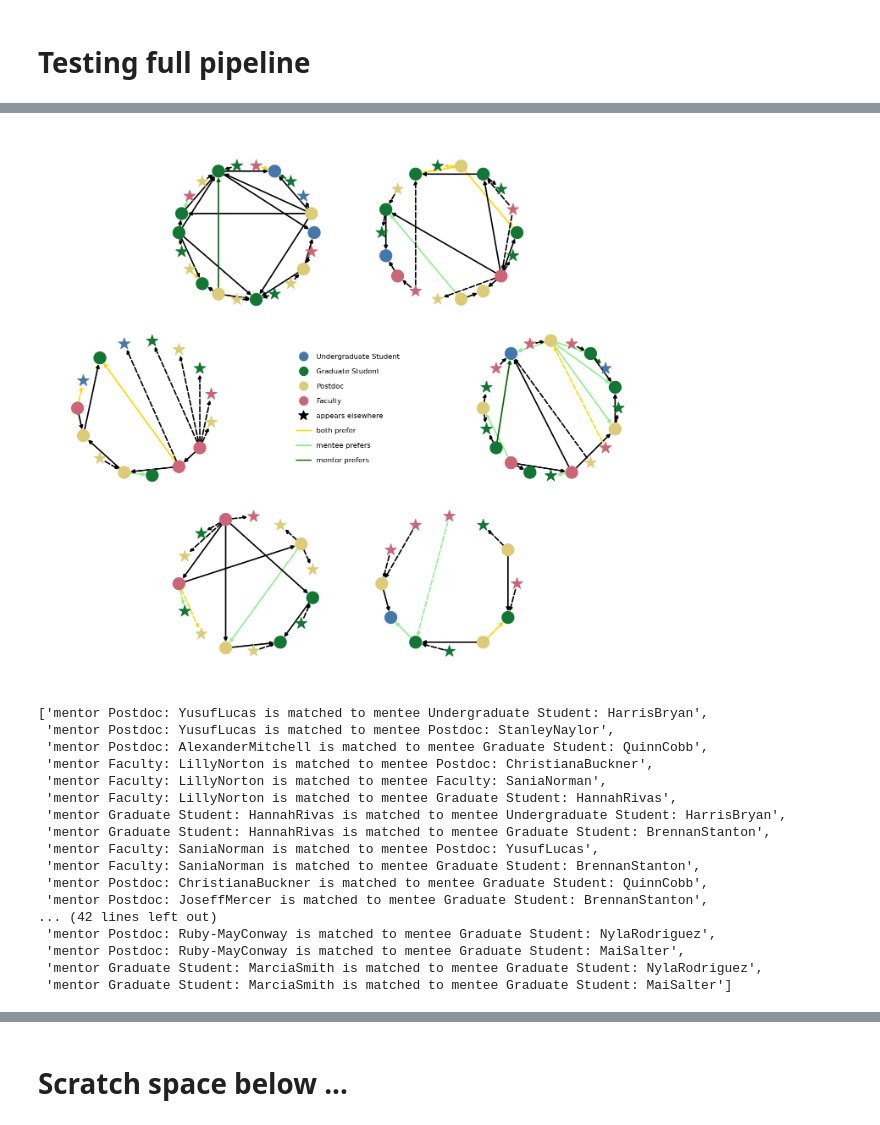
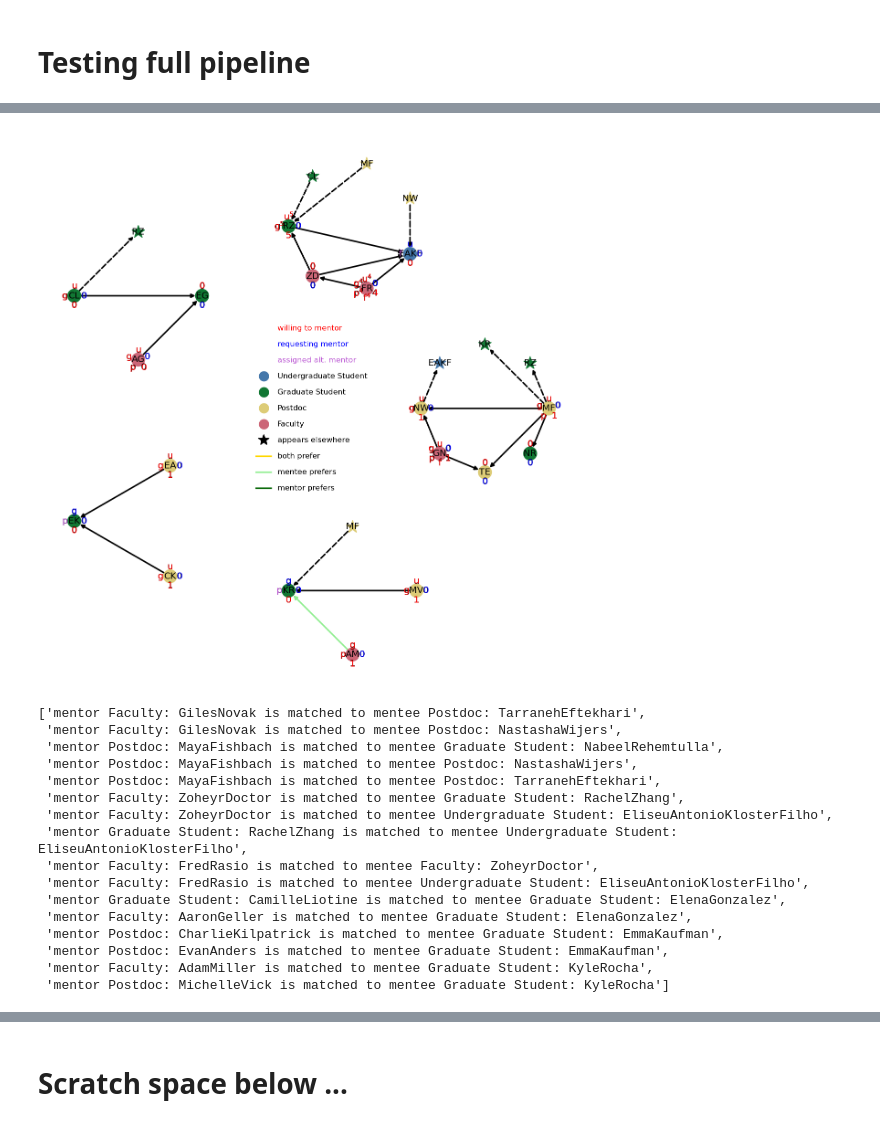
Before and after one commit to CIERA-Northwestern/JEDI_ext_mentorship, a Jupyter notebook: MentorMatching.ipynb, the cells around one changed output, grey strips where cells are left out. Drawn from its saved outputs; the diff is of its cells as text; code cells hidden in the pictures.

```diff
--- a/MentorMatching.ipynb
+++ b/MentorMatching.ipynb
@@ -13,24 +15,31 @@ import matplotlib.pyplot as plt
 # %%
 nruns = 200
-names_df = pd.read_csv('data/alpha2/name_list.csv')
-mentees_df = pd.read_csv('data/alpha2/mentees.csv')
-mentors_df = pd.read_csv('data/alpha2/mentors.csv')
+names_df = pd.read_csv('data/beta/names.csv')
+mentees_df = pd.read_csv('data/beta/mentees.csv')
+mentors_df = pd.read_csv('data/beta/mentors.csv')
 
 metrics = [
-    {'function': run_frac_mentees_with_a_mentor,          'weight': 2, 'type':'maximize', 'normalize':False},
+
     {'function': run_frac_mentees_less_than_requested,    'weight': 1, 'type':'maximize', 'normalize':False},
     {'function': run_frac_mentors_assigned_mentees,       'weight': 1, 'type':'maximize', 'normalize':False},
     {'function': run_frac_mentors_with_extra_slots,       'weight': 1, 'type':'maximize', 'normalize':False},
-    {'function': run_frac_mentors_overassigned,           'weight': 1, 'type':'binary0',  'normalize':False},
     {'function': run_frac_mentees_atleast_one_preference, 'weight': 1, 'type':'maximize', 'normalize':False},
-    {'function': run_frac_any_avoid,                      'weight': 1, 'type':'binary0',  'normalize':False},
+
     #{'function': run_mean_clique_size,                    'weight': 2, 'type':'maximize', 'normalize':True},
     #{'function': run_n_cliques_gt2,                       'weight': 1, 'type':'maximize', 'normalize':True},
     {'function': run_frac_mentees_alternatives,           'weight': 1, 'type':'minimize', 'normalize':False},
     {'function': run_network_modularity,                  'weight': 3, 'type':'maximize', 'normalize':True}
 ]
 
-output = create_best_network(nruns, names_df, mentees_df, mentors_df, metrics, nbest = 10, combine_metric_method='multiply')
+output = create_best_network(
+    nruns,
+    names_df,
+    mentees_df,
+    mentors_df,
+    metrics,
+    nbest = 10,
+    combine_metric_method='multiply')
+
 print("best:", output['best']['combined_metric'])
 for i in range(len(output['bestlist'])-1):
     print("next bests", i+1, ":", output['bestlist'][i+1]['combined_metric'])
@@ -90,7 +100,7 @@ _ = draw_network(output['best']['network'])
 # %%
-_ = draw_network(output['bestlist'][9]['network'])
+_ = draw_network(output['best']['network'],show_remaining_spots=True)
 # %% [output]
-[figure, old version]
+[figure, new version]
 # %%
 from network_viz import list_matches
 # %%
@@ -98,20 +108,19 @@ matches = list_matches(output['best']['network'])
 # %%
 matches
 # %% [output]
-['mentor Postdoc: YusufLucas is matched to mentee Undergraduate Student: HarrisBryan',
- 'mentor Postdoc: YusufLucas is matched to mentee Postdoc: StanleyNaylor',
- 'mentor Postdoc: AlexanderMitchell is matched to mentee Graduate Student: QuinnCobb',
- 'mentor Faculty: LillyNorton is matched to mentee Postdoc: ChristianaBuckner',
- 'mentor Faculty: LillyNorton is matched to mentee Faculty: SaniaNorman',
- 'mentor Faculty: LillyNorton is matched to mentee Graduate Student: HannahRivas',
- 'mentor Graduate Student: HannahRivas is matched to mentee Undergraduate Student: HarrisBryan',
- 'mentor Graduate Student: HannahRivas is matched to mentee Graduate Student: BrennanStanton',
- 'mentor Faculty: SaniaNorman is matched to mentee Postdoc: YusufLucas',
- 'mentor Faculty: SaniaNorman is matched to mentee Graduate Student: BrennanStanton',
- 'mentor Postdoc: ChristianaBuckner is matched to mentee Graduate Student: QuinnCobb',
- 'mentor Postdoc: JoseffMercer is matched to mentee Graduate Student: BrennanStanton',
-... (42 lines left out)
- 'mentor Postdoc: Ruby-MayConway is matched to mentee Graduate Student: NylaRodriguez',
- 'mentor Postdoc: Ruby-MayConway is matched to mentee Graduate Student: MaiSalter',
- 'mentor Graduate Student: MarciaSmith is matched to mentee Graduate Student: NylaRodriguez',
- 'mentor Graduate Student: MarciaSmith is matched to mentee Graduate Student: MaiSalter']
+['mentor Faculty: GilesNovak is matched to mentee Postdoc: TarranehEftekhari',
+ 'mentor Faculty: GilesNovak is matched to mentee Postdoc: NastashaWijers',
+ 'mentor Postdoc: MayaFishbach is matched to mentee Graduate Student: NabeelRehemtulla',
+ 'mentor Postdoc: MayaFishbach is matched to mentee Postdoc: NastashaWijers',
+ 'mentor Postdoc: MayaFishbach is matched to mentee Postdoc: TarranehEftekhari',
+ 'mentor Faculty: ZoheyrDoctor is matched to mentee Graduate Student: RachelZhang',
+ 'mentor Faculty: ZoheyrDoctor is matched to mentee Undergraduate Student: EliseuAntonioKlosterFilho',
+ 'mentor Graduate Student: RachelZhang is matched to mentee Undergraduate Student: EliseuAntonioKlosterFilho',
+ 'mentor Faculty: FredRasio is matched to mentee Faculty: ZoheyrDoctor',
+ 'mentor Faculty: FredRasio is matched to mentee Undergraduate Student: EliseuAntonioKlosterFilho',
+ 'mentor Graduate Student: CamilleLiotine is matched to mentee Graduate Student: ElenaGonzalez',
+ 'mentor Faculty: AaronGeller is matched to mentee Graduate Student: ElenaGonzalez',
+ 'mentor Postdoc: CharlieKilpatrick is matched to mentee Graduate Student: EmmaKaufman',
+ 'mentor Postdoc: EvanAnders is matched to mentee Graduate Student: EmmaKaufman',
+ 'mentor Faculty: AdamMiller is matched to mentee Graduate Student: KyleRocha',
+ 'mentor Postdoc: MichelleVick is matched to mentee Graduate Student: KyleRocha']
```
Also changed, not shown: parts of 18 cells of this notebook.
